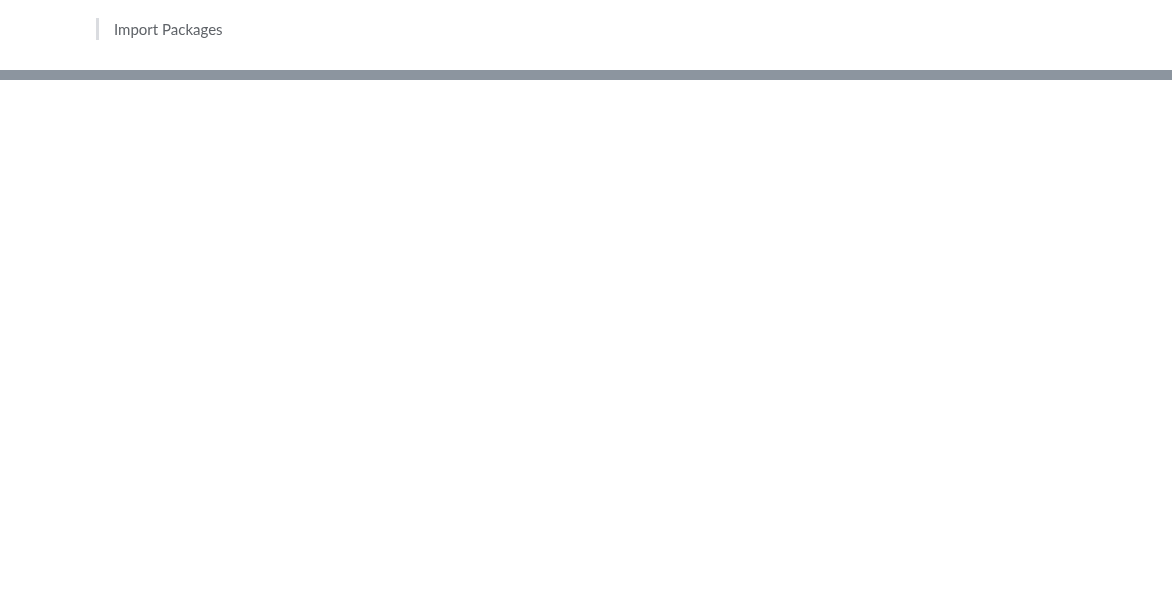
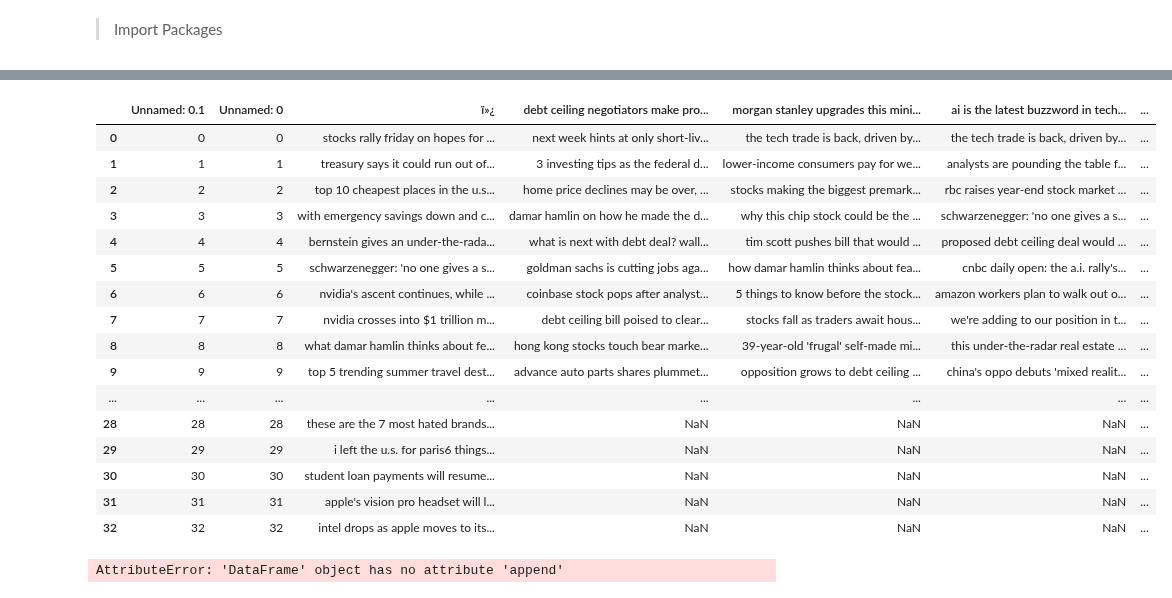
Before and after one commit to ChrisVerg/SmartInvest, a Jupyter notebook: Notebooks/Chris_Sentiment_Analysis.ipynb, the cells around one changed output, grey strips where cells are left out. Saved outputs shown, nothing was run; the diff lists cells and outputs as text; code cells hidden in the pictures; blank space fills up the shorter version.

```diff
--- a/Notebooks/Chris_Sentiment_Analysis.ipynb
+++ b/Notebooks/Chris_Sentiment_Analysis.ipynb
@@ -28,0 +17,4 @@ SyntaxError: invalid syntax (3898129609.py, line 2)
+# %%
+# Set no max rows and columns to view data
+pd.set_option('display.max_rows', 50)
+pd.set_option('display.max_columns', 50)
@@ -28,0 +228,39 @@ SyntaxError: invalid syntax (3898129609.py, line 2)
+# %%
+filter = pd.read_csv('df.csv')
+# %%
+filter
+# %% [output]
+|  | Unnamed: 0.1 | Unnamed: 0 | ï»¿ | debt ceiling negotiators make pro... | morgan stanley upgrades this mini... | ai is the latest buzzword in tech... | ... |
+| 0 | 0 | 0 | stocks rally friday on hopes for ... | next week hints at only short-liv... | the tech trade is back, driven by... | the tech trade is back, driven by... | ... |
+| 1 | 1 | 1 | treasury says it could run out of... | 3 investing tips as the federal d... | lower-income consumers pay for we... | analysts are pounding the table f... | ... |
+| 2 | 2 | 2 | top 10 cheapest places in the u.s... | home price declines may be over, ... | stocks making the biggest premark... | rbc raises year-end stock market ... | ... |
+| 3 | 3 | 3 | with emergency savings down and c... | damar hamlin on how he made the d... | why this chip stock could be the ... | schwarzenegger: 'no one gives a s... | ... |
+| 4 | 4 | 4 | bernstein gives an under-the-rada... | what is next with debt deal? wall... | tim scott pushes bill that would ... | proposed debt ceiling deal would ... | ... |
+| 5 | 5 | 5 | schwarzenegger: 'no one gives a s... | goldman sachs is cutting jobs aga... | how damar hamlin thinks about fea... | cnbc daily open: the a.i. rally's... | ... |
+| 6 | 6 | 6 | nvidia's ascent continues, while ... | coinbase stock pops after analyst... | 5 things to know before the stock... | amazon workers plan to walk out o... | ... |
+| 7 | 7 | 7 | nvidia crosses into $1 trillion m... | debt ceiling bill poised to clear... | stocks fall as traders await hous... | we're adding to our position in t... | ... |
+| 8 | 8 | 8 | what damar hamlin thinks about fe... | hong kong stocks touch bear marke... | 39-year-old 'frugal' self-made mi... | this under-the-radar real estate ... | ... |
+| 9 | 9 | 9 | top 5 trending summer travel dest... | advance auto parts shares plummet... | opposition grows to debt ceiling ... | china's oppo debuts 'mixed realit... | ... |
+| ... | ... | ... | ... | ... | ... | ... | ... |
+| 28 | 28 | 28 | these are the 7 most hated brands... | NaN | NaN | NaN | ... |
+| 29 | 29 | 29 | i left the u.s. for paris6 things... | NaN | NaN | NaN | ... |
+| 30 | 30 | 30 | student loan payments will resume... | NaN | NaN | NaN | ... |
+| 31 | 31 | 31 | apple's vision pro headset will l... | NaN | NaN | NaN | ... |
+| 32 | 32 | 32 | intel drops as apple moves to its... | NaN | NaN | NaN | ... |
+# %%
+import pandas as pd
+
+# Assuming your DataFrame is named 'df'
+new_df3 = pd.DataFrame(columns=test1.columns)  # Create an empty DataFrame to store non-NaN values
+
+for row in test1.itertuples(index=False):
+    new_row = pd.Series()  # Create a new empty row in the new DataFrame
+    for col_name, cell_value in zip(test1.columns, row):
+        if pd.notnull(cell_value):  # Check if the cell value is not NaN
+            new_row[col_name] = cell_value  # Append the non-NaN value to the new row
+    new_df3 = new_df3.append(new_row, ignore_index=True)
+
+# Print the updated DataFrame
+new_df3
+# %% [output]
+AttributeError: 'DataFrame' object has no attribute 'append'
```
Also changed, not shown: parts of 37 cells of this notebook, 25 other files.
